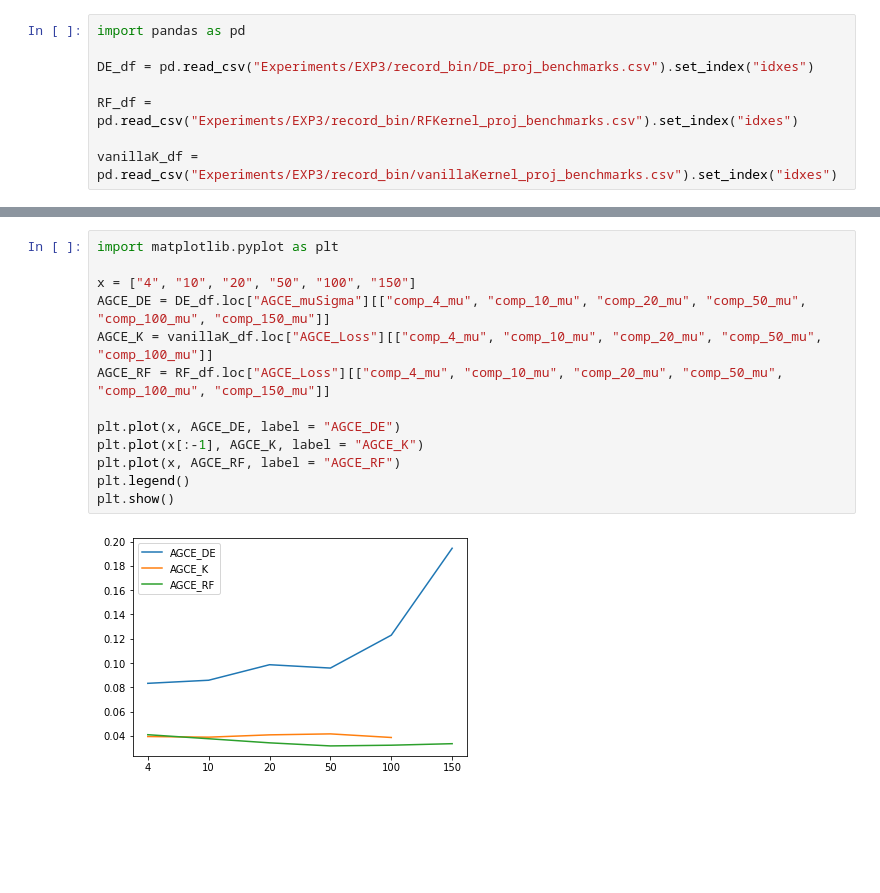
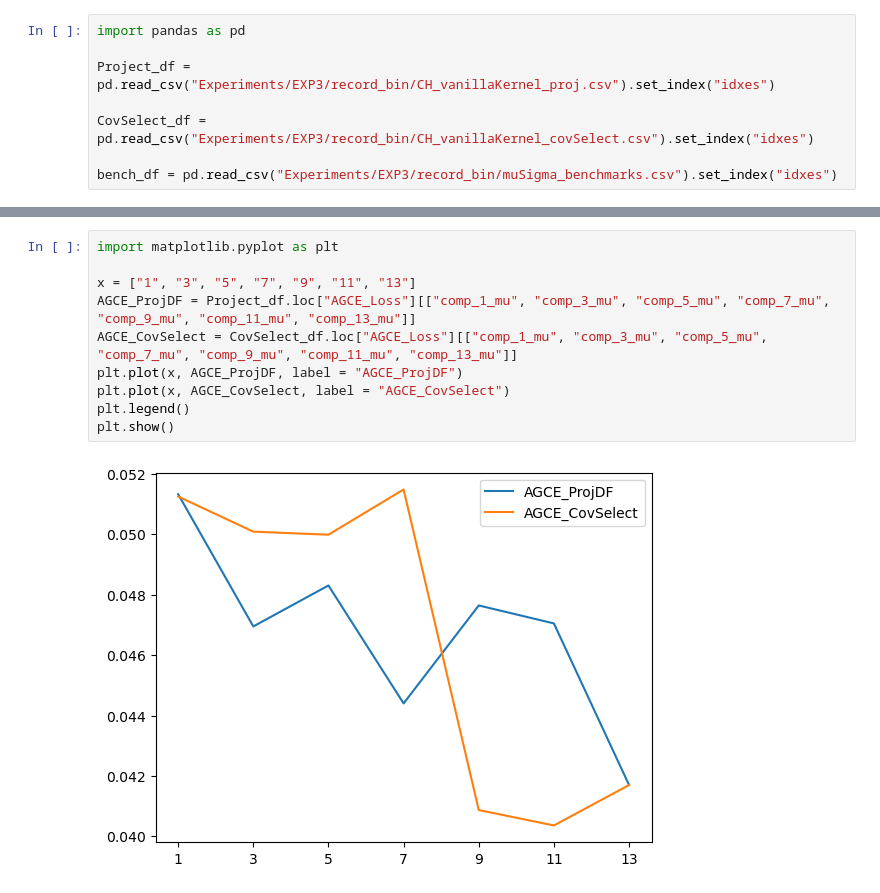
Before and after one commit to TurquoiseKitty/CalibrationOfficial, a Jupyter notebook: EXP3_projPlot.ipynb, the cells around one changed output, grey strips where cells are left out. Cells and saved outputs as stored; diff of their text form; blank space fills up the shorter version.

```diff
--- a/EXP3_projPlot.ipynb
+++ b/EXP3_projPlot.ipynb
@@ -1,11 +1,11 @@
 # %%
 import pandas as pd
 
-DE_df = pd.read_csv("Experiments/EXP3/record_bin/DE_proj_benchmarks.csv").set_index("idxes")
+Project_df = pd.read_csv("Experiments/EXP3/record_bin/CH_vanillaKernel_proj.csv").set_index("idxes")
 
-RF_df = pd.read_csv("Experiments/EXP3/record_bin/RFKernel_proj_benchmarks.csv").set_index("idxes")
+CovSelect_df = pd.read_csv("Experiments/EXP3/record_bin/CH_vanillaKernel_covSelect.csv").set_index("idxes")
 
-vanillaK_df = pd.read_csv("Experiments/EXP3/record_bin/vanillaKernel_proj_benchmarks.csv").set_index("idxes")
+bench_df = pd.read_csv("Experiments/EXP3/record_bin/muSigma_benchmarks.csv").set_index("idxes")
 # %%
 import matplotlib.pyplot as plt
 
@@ -24,18 +44,15 @@ plt.show()
 # %%
 import matplotlib.pyplot as plt
 
-x = ["4", "10", "20", "50", "100", "150"]
-AGCE_DE = DE_df.loc["AGCE_muSigma"][["comp_4_mu", "comp_10_mu", "comp_20_mu", "comp_50_mu", "comp_100_mu", "comp_150_mu"]]
-AGCE_K = vanillaK_df.loc["AGCE_Loss"][["comp_4_mu", "comp_10_mu", "comp_20_mu", "comp_50_mu", "comp_100_mu"]]
-AGCE_RF = RF_df.loc["AGCE_Loss"][["comp_4_mu", "comp_10_mu", "comp_20_mu", "comp_50_mu", "comp_100_mu", "comp_150_mu"]]
-
-plt.plot(x, AGCE_DE, label = "AGCE_DE")
-plt.plot(x[:-1], AGCE_K, label = "AGCE_K")
-plt.plot(x, AGCE_RF, label = "AGCE_RF")
+x = ["1", "3", "5", "7", "9", "11", "13"]
+AGCE_ProjDF = Project_df.loc["AGCE_Loss"][["comp_1_mu", "comp_3_mu", "comp_5_mu", "comp_7_mu", "comp_9_mu", "comp_11_mu", "comp_13_mu"]]
+AGCE_CovSelect = CovSelect_df.loc["AGCE_Loss"][["comp_1_mu", "comp_3_mu", "comp_5_mu", "comp_7_mu", "comp_9_mu", "comp_11_mu", "comp_13_mu"]]
+plt.plot(x, AGCE_ProjDF, label = "AGCE_ProjDF")
+plt.plot(x, AGCE_CovSelect, label = "AGCE_CovSelect")
 plt.legend()
 plt.show()
 # %% [output]
-[figure, old version]
+[figure, new version]
 # %%
 import matplotlib.pyplot as plt
 
```
Also changed, not shown: parts of 5 cells of this notebook, 31 other files.
